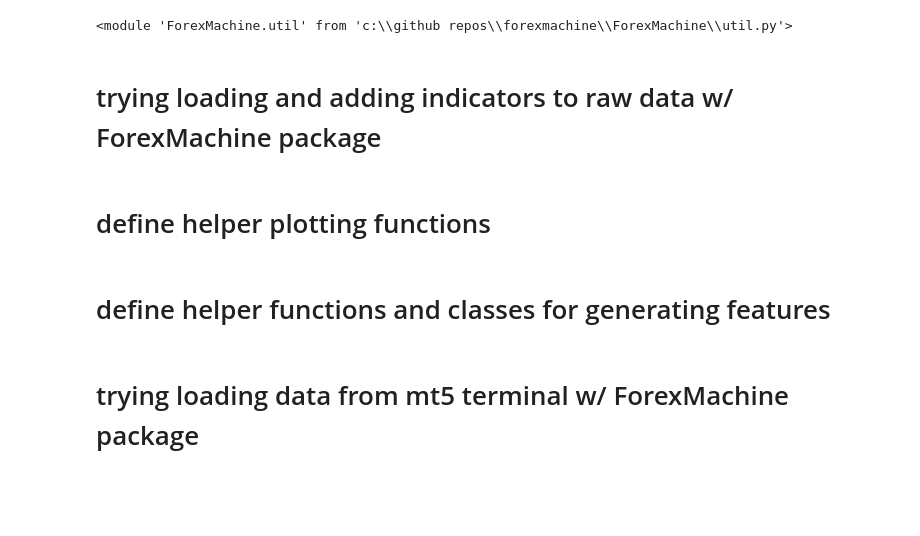
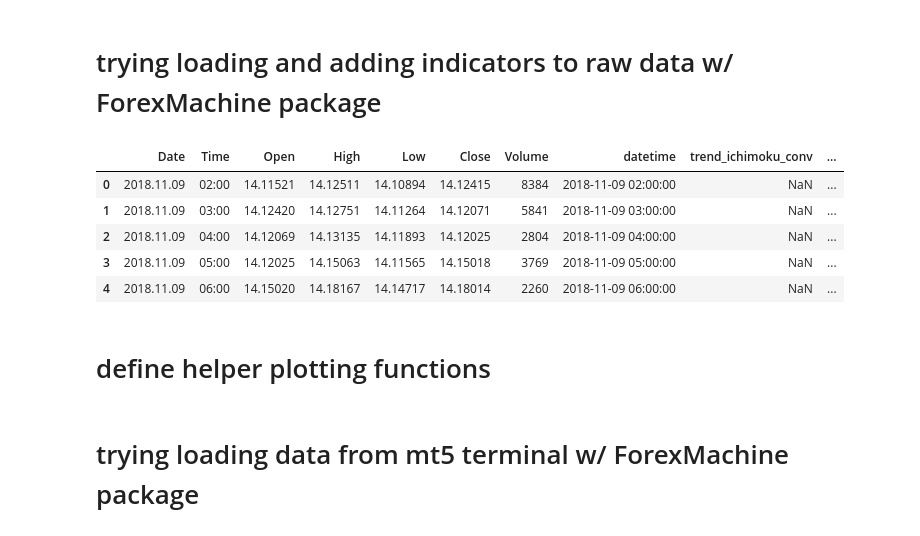
Before and after one commit to 2nsobi/ForexMachine, a Jupyter notebook: notebooks/get_ichimoku_signals.ipynb, the cells around one changed output. Drawn from its saved outputs; the diff is of its cells as text; code cells hidden in the pictures; blank space fills up the shorter version.

Commit message:
cleaned up ForexMachine package and starting to adapt code from notebook for live trading

```diff
--- a/notebooks/get_ichimoku_signals.ipynb
+++ b/notebooks/get_ichimoku_signals.ipynb
@@ -19,11 +19,12 @@ import random
 import time
 # %%
 # local modules and packages
-from ForexMachine.Preprocessing import get_indicators as gi
+from ForexMachine.Preprocessing import research
 from ForexMachine import util
-reload(gi)
+reload(research)
 reload(util)
+
+# global variables
+global_train_data_range_start, global_train_data_range_end = research.TRAIN_DATA_START_ISO, research.TRAIN_DATA_END_ISO
-# %% [output]
-<module 'ForexMachine.util' from 'c:\\github repos\\forexmachine\\ForexMachine\\util.py'>
 # %% [markdown]
 # trying loading and adding indicators to raw data w/ ForexMachine package
@@ -40,3 +31,26 @@ data_with_indicators.head(55)
+# %%
+indicators_info = {
+    'ichimoku': {
+        'tenkan_period': 9,
+        'kijun_period': 26,
+        'chikou_period': 26,
+        'senkou_b_period': 24
+    },
+    'rsi': {
+        'periods': 14
+    }
+}
+data_with_indicators = research.add_indicators_to_raw(filepath='../my_stuff/USDZARi60.csv', has_headers=False,
+                                                      headers=['Date','Time','Open', 'High', 'Low', 'Close', 'Volume'],
+                                                      indicators_info=indicators_info)
+data_with_indicators.head()
+# %% [output]
+|  | Date | Time | Open | High | Low | Close | Volume | datetime | trend_ichimoku_conv | ... |
+| 0 | 2018.11.09 | 02:00 | 14.11521 | 14.12511 | 14.10894 | 14.12415 | 8384 | 2018-11-09 02:00:00 | NaN | ... |
+| 1 | 2018.11.09 | 03:00 | 14.12420 | 14.12751 | 14.11264 | 14.12071 | 5841 | 2018-11-09 03:00:00 | NaN | ... |
+| 2 | 2018.11.09 | 04:00 | 14.12069 | 14.13135 | 14.11893 | 14.12025 | 2804 | 2018-11-09 04:00:00 | NaN | ... |
+| 3 | 2018.11.09 | 05:00 | 14.12025 | 14.15063 | 14.11565 | 14.15018 | 3769 | 2018-11-09 05:00:00 | NaN | ... |
+| 4 | 2018.11.09 | 06:00 | 14.15020 | 14.18167 | 14.14717 | 14.18014 | 2260 | 2018-11-09 06:00:00 | NaN | ... |
 # %% [markdown]
 # define helper plotting functions
 # %%
@@ -383,5 +397,3 @@ def add_extra_data_to_plot(ax, extra_df, plot_range):
     extra_df = extra_df.iloc[start:stop+1]
     for col in extra_df:
         ax.plot(extra_df[col].to_numpy(), label=col)
-# %% [markdown]
-# define helper functions and classes for generating features
```
Also changed, not shown: parts of 38 cells of this notebook, 8 other files.
